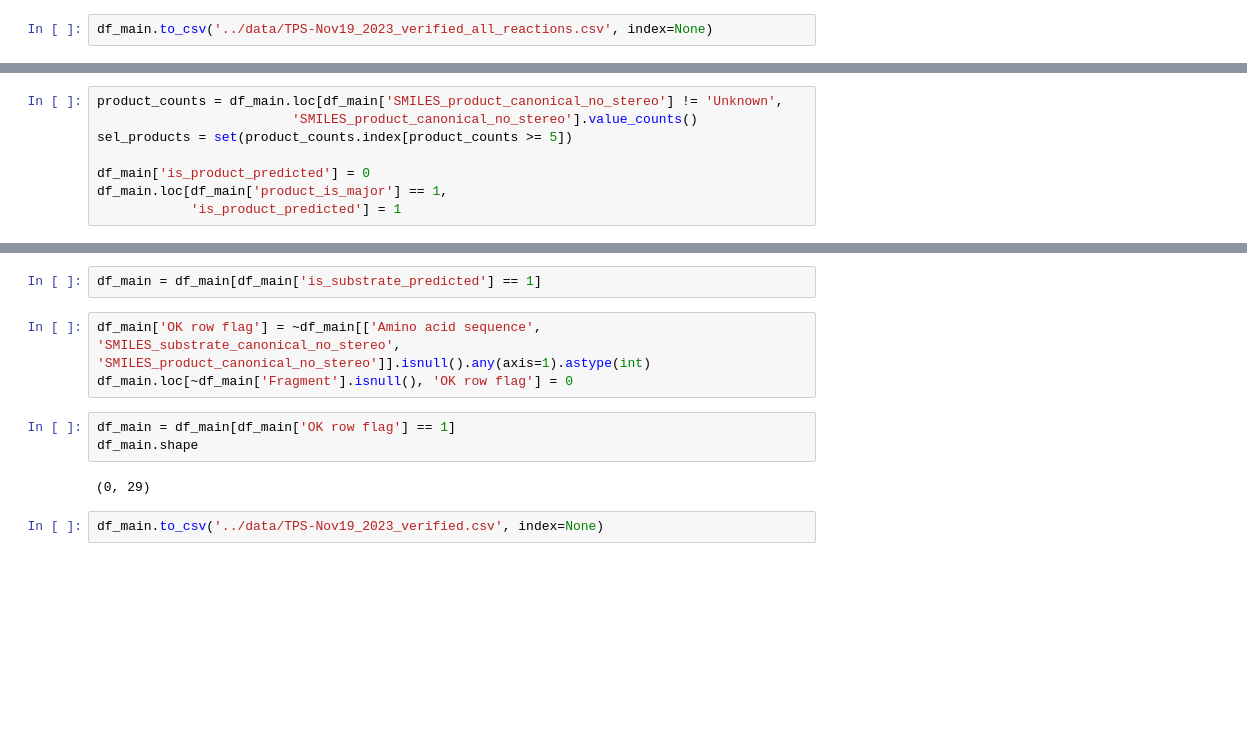
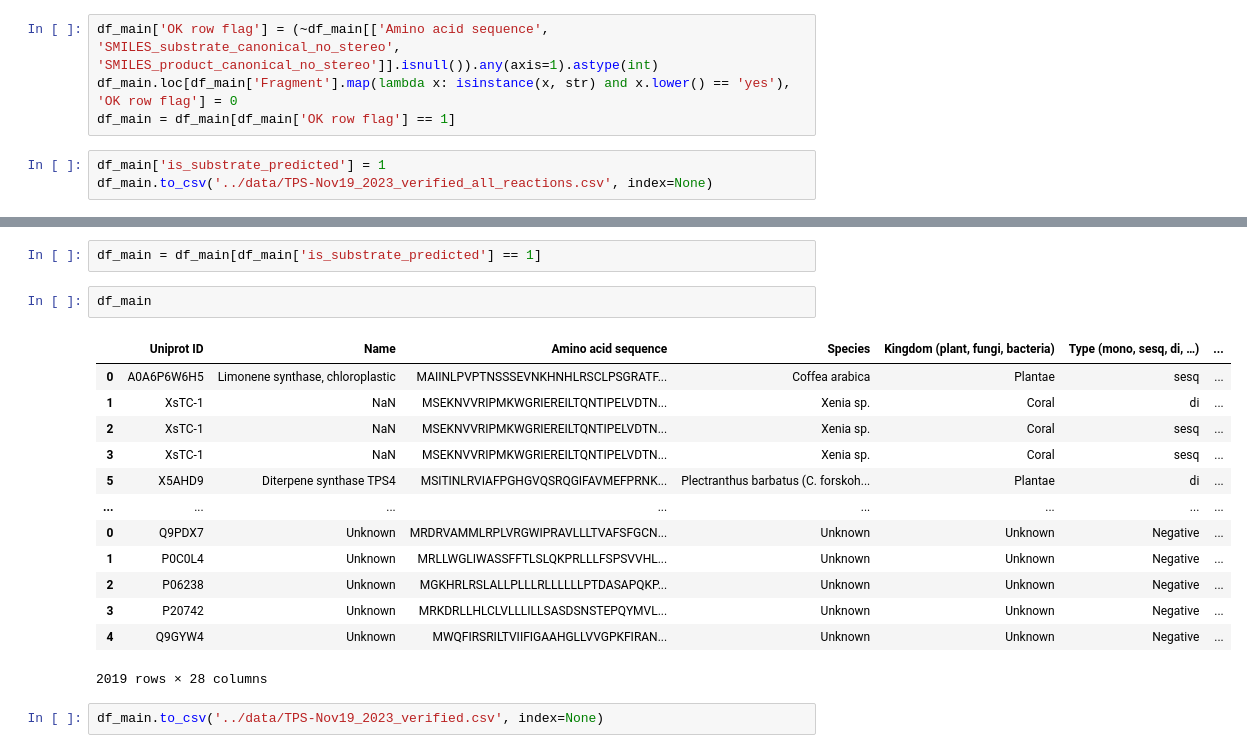
Before and after one commit to pluskal-lab/TerpeneMiner, a Jupyter notebook: notebooks/step_1_data_cleaning_from_raw_TPS_table.ipynb, the cells around one changed output, grey strips where cells are left out. Cells and saved outputs as stored; diff of their text form; blank space fills up the shorter version.

```diff
--- a/notebooks/step_1_data_cleaning_from_raw_TPS_table.ipynb
+++ b/notebooks/step_1_data_cleaning_from_raw_TPS_table.ipynb
@@ -334,4 +336,9 @@ df_main['Amino acid sequence'] = df_main['Amino acid sequence'].map(lambda x: ''
+# %%
+df_main['OK row flag'] = (~df_main[['Amino acid sequence', 'SMILES_substrate_canonical_no_stereo', 'SMILES_product_canonical_no_stereo']].isnull()).any(axis=1).astype(int)
+df_main.loc[df_main['Fragment'].map(lambda x: isinstance(x, str) and x.lower() == 'yes'), 'OK row flag'] = 0
+df_main = df_main[df_main['OK row flag'] == 1]
 # %%
+df_main['is_substrate_predicted'] = 1
 df_main.to_csv('../data/TPS-Nov19_2023_verified_all_reactions.csv', index=None)
 # %% [markdown]
 ### Preserving only major reactions
@@ -372,8 +385,0 @@ for substr_combo in substrates_combo_counts.index[substrates_combo_counts >= 10]
-# %%
-product_counts = df_main.loc[df_main['SMILES_product_canonical_no_stereo'] != 'Unknown',
-                         'SMILES_product_canonical_no_stereo'].value_counts()
-sel_products = set(product_counts.index[product_counts >= 5])
-
-df_main['is_product_predicted'] = 0
-df_main.loc[df_main['product_is_major'] == 1,
-            'is_product_predicted'] = 1
@@ -380,12 +393,20 @@ df_main.loc[df_main['product_is_major'] == 1,
 # %%
 df_main = df_main[df_main['is_substrate_predicted'] == 1]
-# %%
-df_main['OK row flag'] = ~df_main[['Amino acid sequence', 'SMILES_substrate_canonical_no_stereo', 'SMILES_product_canonical_no_stereo']].isnull().any(axis=1).astype(int)
-df_main.loc[~df_main['Fragment'].isnull(), 'OK row flag'] = 0
-# %%
-df_main = df_main[df_main['OK row flag'] == 1]
-df_main.shape
-# %% [output]
-(0, 29)
+# %%
+df_main
+# %% [output]
+|  | Uniprot ID | Name | Amino acid sequence | Species | Kingdom (plant, fungi, bacteria) | Type (mono, sesq, di, …) | ... |
+| 0 | A0A6P6W6H5 | Limonene synthase, chloroplastic | MAIINLPVPTNSSSEVNKHNHLRSCLPSGRATF... | Coffea arabica | Plantae | sesq | ... |
+| 1 | XsTC-1 | NaN | MSEKNVVRIPMKWGRIEREILTQNTIPELVDTN... | Xenia sp. | Coral | di | ... |
+| 2 | XsTC-1 | NaN | MSEKNVVRIPMKWGRIEREILTQNTIPELVDTN... | Xenia sp. | Coral | sesq | ... |
+| 3 | XsTC-1 | NaN | MSEKNVVRIPMKWGRIEREILTQNTIPELVDTN... | Xenia sp. | Coral | sesq | ... |
+| 5 | X5AHD9 | Diterpene synthase TPS4 | MSITINLRVIAFPGHGVQSRQGIFAVMEFPRNK... | Plectranthus barbatus (C. forskoh... | Plantae | di | ... |
+| ... | ... | ... | ... | ... | ... | ... | ... |
+| 0 | Q9PDX7 | Unknown | MRDRVAMMLRPLVRGWIPRAVLLLTVAFSFGCN... | Unknown | Unknown | Negative | ... |
+| 1 | P0C0L4 | Unknown | MRLLWGLIWASSFFTLSLQKPRLLLFSPSVVHL... | Unknown | Unknown | Negative | ... |
+| 2 | P06238 | Unknown | MGKHRLRSLALLPLLLRLLLLLLPTDASAPQKP... | Unknown | Unknown | Negative | ... |
+| 3 | P20742 | Unknown | MRKDRLLHLCLVLLLILLSASDSNSTEPQYMVL... | Unknown | Unknown | Negative | ... |
+| 4 | Q9GYW4 | Unknown | MWQFIRSRILTVIIFIGAAHGLLVVGPKFIRAN... | Unknown | Unknown | Negative | ... |
+2019 rows × 28 columns
 # %%
 df_main.to_csv('../data/TPS-Nov19_2023_verified.csv', index=None)
```
Also changed, not shown: parts of 4 cells of this notebook, 15 other files.
